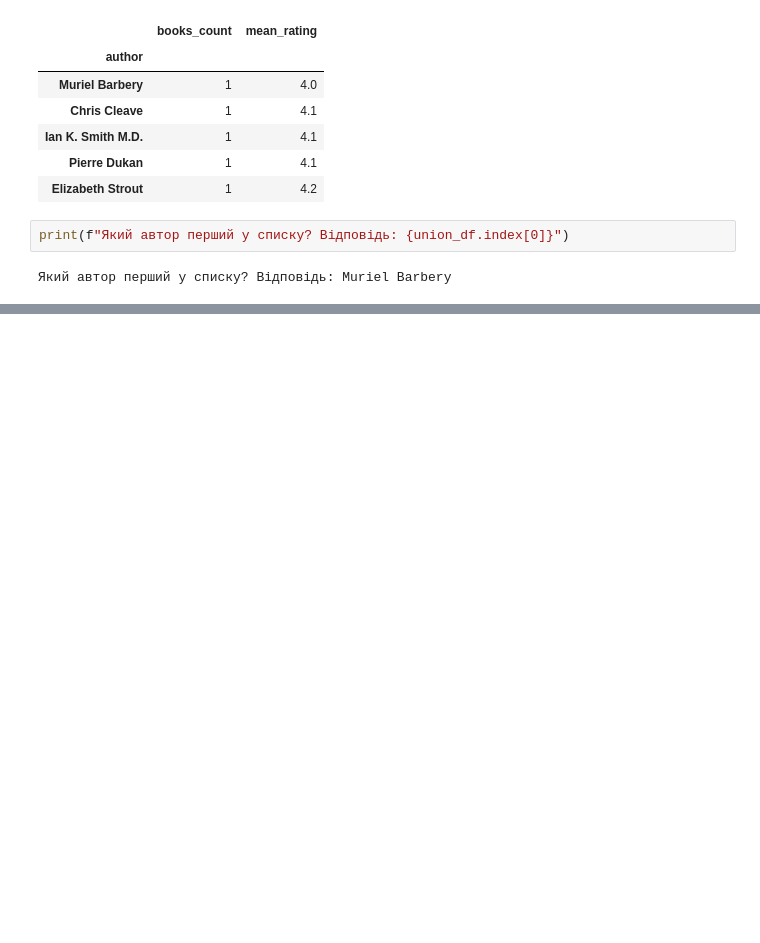
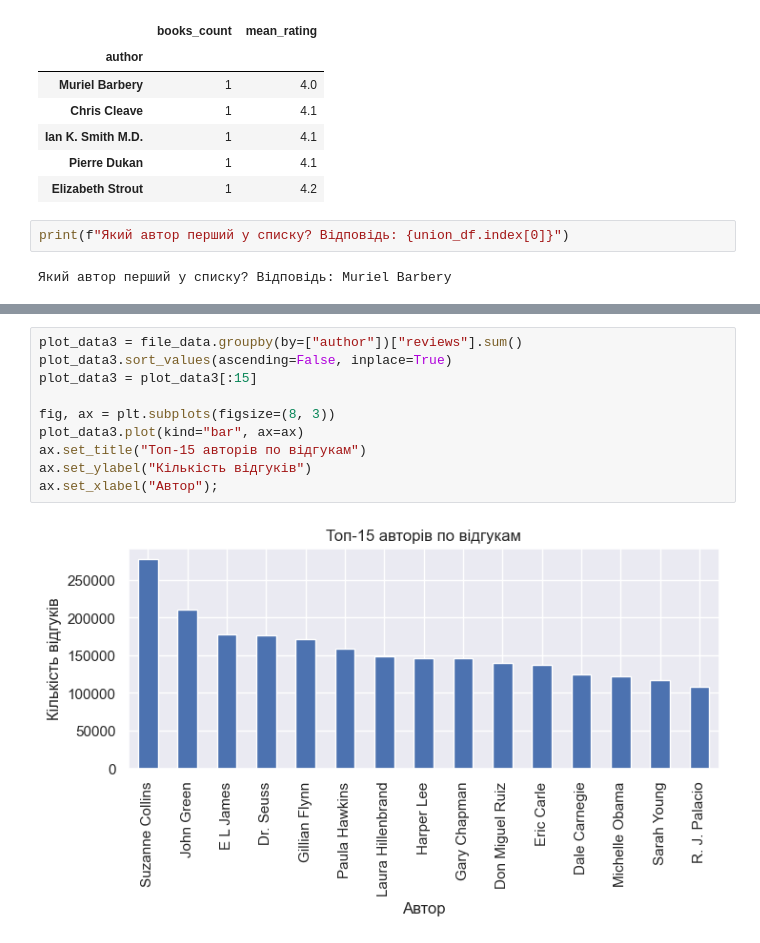
Before and after one commit to YpL68/DataScience9, a Jupyter notebook: HW2.3.ipynb, the cells around one changed output, grey strips where cells are left out. Saved outputs shown, nothing was run; the diff lists cells and outputs as text; blank space fills up the shorter version.

```diff
--- a/HW2.3.ipynb
+++ b/HW2.3.ipynb
@@ -205,0 +238,12 @@ print(f"Який автор перший у списку? Відповідь: {u
+# %%
+plot_data3 = file_data.groupby(by=["author"])["reviews"].sum()
+plot_data3.sort_values(ascending=False, inplace=True)
+plot_data3 = plot_data3[:15]
+
+fig, ax = plt.subplots(figsize=(8, 3))
+plot_data3.plot(kind="bar", ax=ax)
+ax.set_title("Топ-15 авторів по відгукам")
+ax.set_ylabel("Кількість відгуків")
+ax.set_xlabel("Автор");
+# %% [output]
+[figure, added]
```
Also changed, not shown: parts of 3 cells of this notebook.
